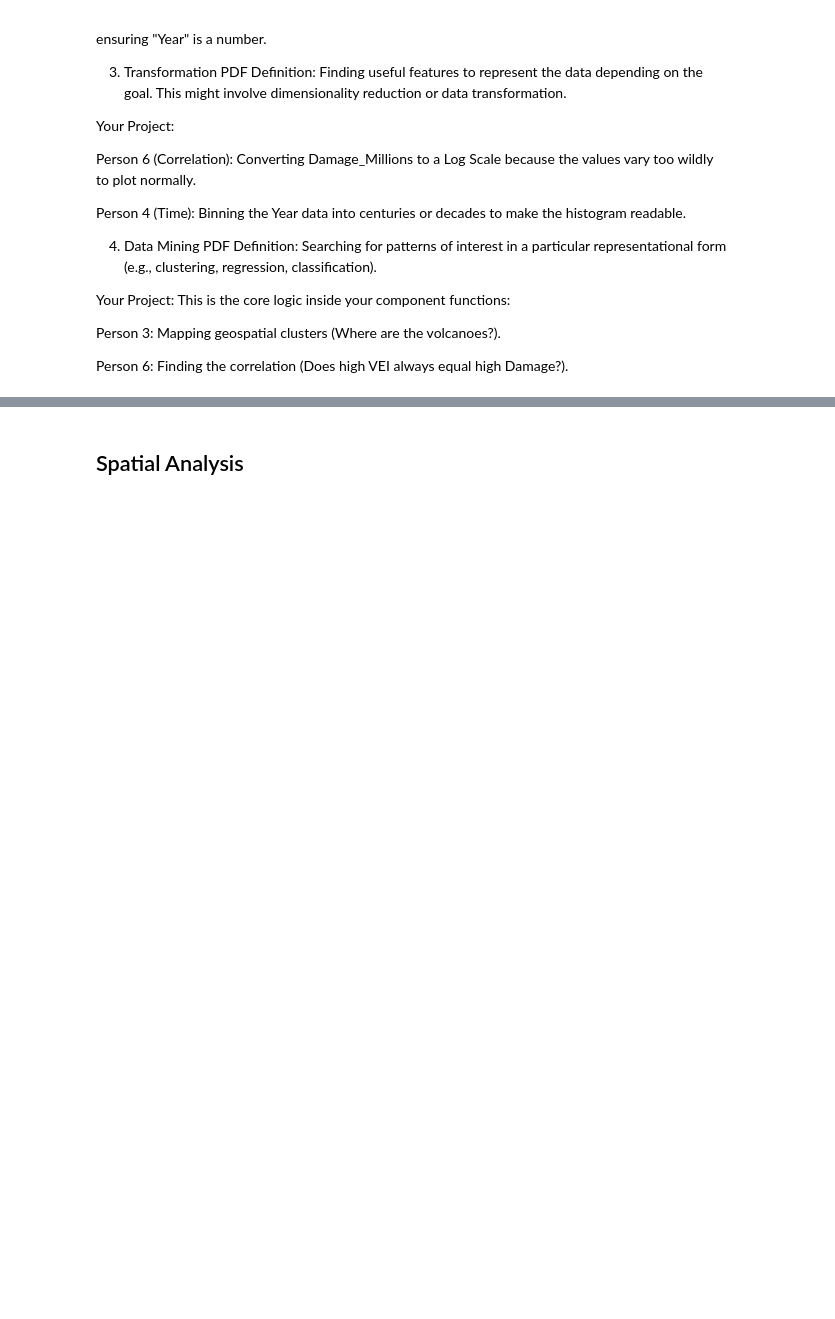
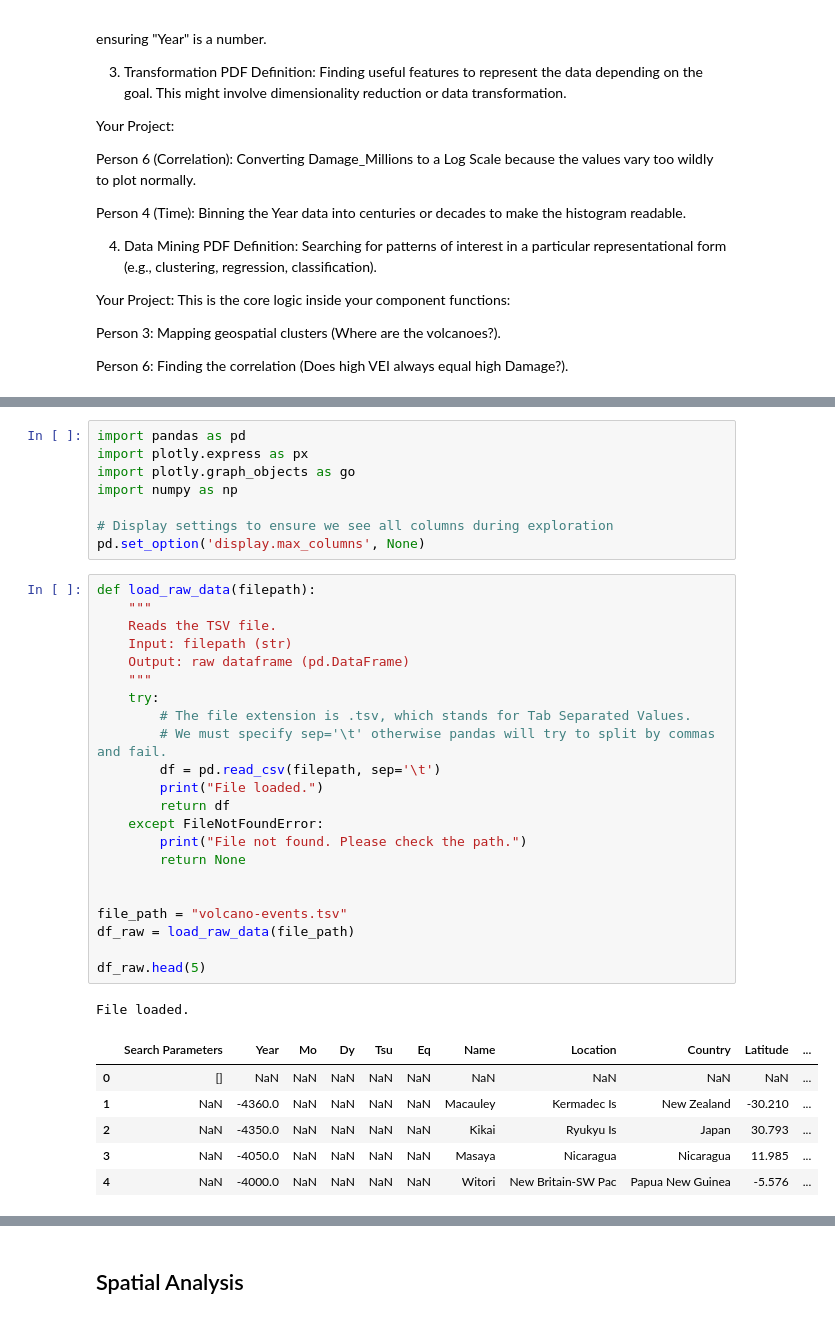
Before and after one commit to 3leopaul/KDD_Process_Volcano_Data_Analysis, a Jupyter notebook: main.ipynb, the cells around one changed output, grey strips where cells are left out. Saved outputs shown, nothing was run; the diff lists cells and outputs as text; blank space fills up the shorter version.

```diff
--- a/main.ipynb
+++ b/main.ipynb
@@ -76,0 +65,38 @@ def load_data(filepath="volcano-events.tsv"):
+# %%
+import pandas as pd
+import plotly.express as px
+import plotly.graph_objects as go
+import numpy as np
+
+# Display settings to ensure we see all columns during exploration
+pd.set_option('display.max_columns', None)
+# %%
+def load_raw_data(filepath):
+    """
+    Reads the TSV file.
+    Input: filepath (str)
+    Output: raw dataframe (pd.DataFrame)
+    """
+    try:
+        # The file extension is .tsv, which stands for Tab Separated Values.
+        # We must specify sep='\t' otherwise pandas will try to split by commas and fail.
+        df = pd.read_csv(filepath, sep='\t')
+        print("File loaded.")
+        return df
+    except FileNotFoundError:
+        print("File not found. Please check the path.")
+        return None
+
+
+file_path = "volcano-events.tsv"
+df_raw = load_raw_data(file_path)
+
+df_raw.head(5)
+# %% [output]
+File loaded.
+|  | Search Parameters | Year | Mo | Dy | Tsu | Eq | Name | Location | Country | Latitude | ... |
+| 0 | [] | NaN | NaN | NaN | NaN | NaN | NaN | NaN | NaN | NaN | ... |
+| 1 | NaN | -4360.0 | NaN | NaN | NaN | NaN | Macauley | Kermadec Is | New Zealand | -30.210 | ... |
+| 2 | NaN | -4350.0 | NaN | NaN | NaN | NaN | Kikai | Ryukyu Is | Japan | 30.793 | ... |
+| 3 | NaN | -4050.0 | NaN | NaN | NaN | NaN | Masaya | Nicaragua | Nicaragua | 11.985 | ... |
+| 4 | NaN | -4000.0 | NaN | NaN | NaN | NaN | Witori | New Britain-SW Pac | Papua New Guinea | -5.576 | ... |
```
Also changed, not shown: parts of 12 cells of this notebook, 1 other file.
